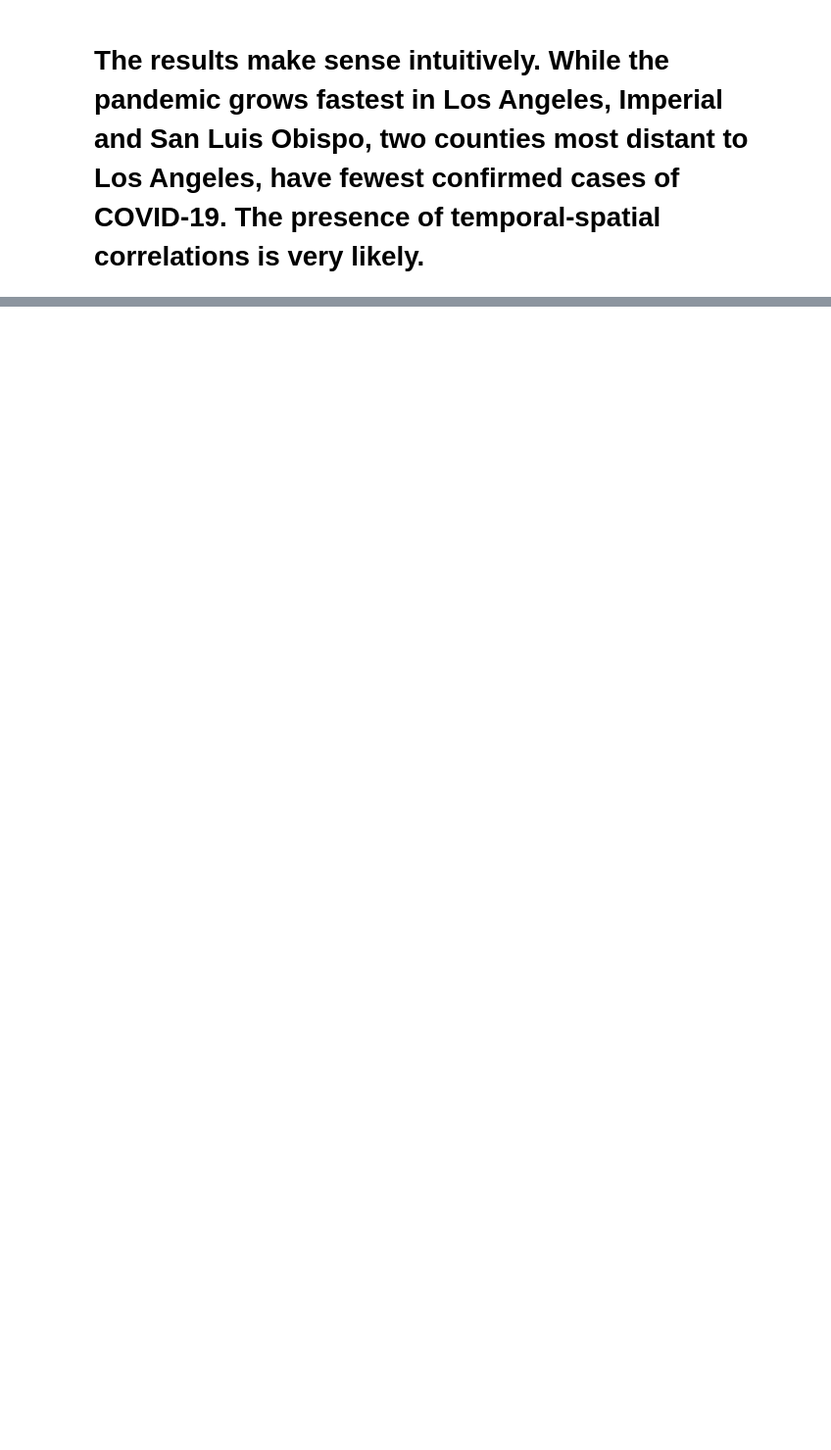
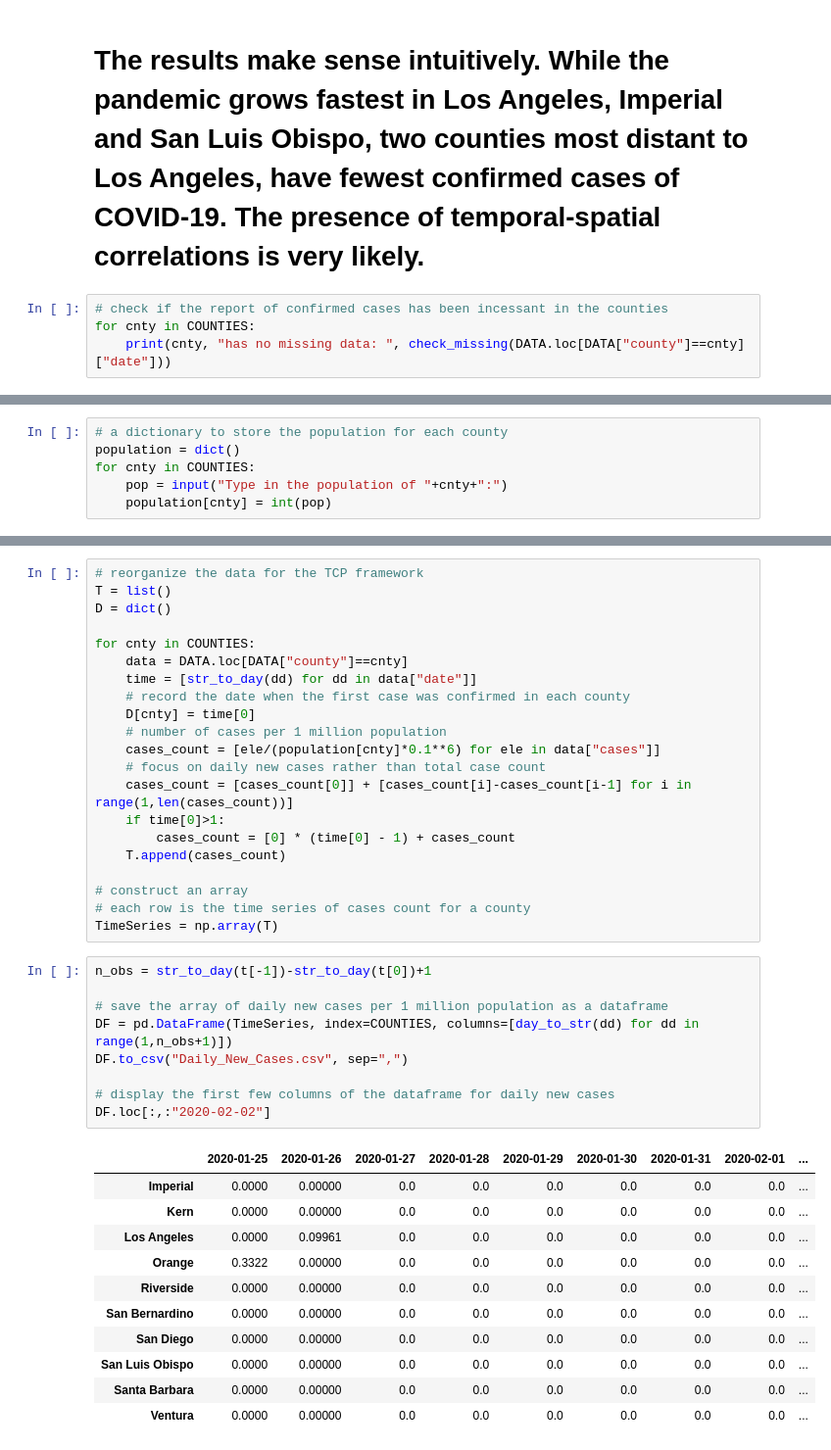
Before and after one commit to PawinData/UC, a Jupyter notebook: DataPrep.ipynb, the cells around one changed output, grey strips where cells are left out. Shown at 98% size. Drawn from its saved outputs; the diff is of its cells as text; blank space fills up the shorter version.

```diff
--- a/DataPrep.ipynb
+++ b/DataPrep.ipynb
@@ -100,2 +100,6 @@ plt.show()
 # %% [markdown]
 # The results make sense intuitively. While the pandemic grows fastest in Los Angeles, Imperial and San Luis Obispo, two counties most distant to Los Angeles, have fewest confirmed cases of COVID-19. The presence of temporal-spatial correlations is very likely.
+# %%
+# check if the report of confirmed cases has been incessant in the counties
+for cnty in COUNTIES:
+    print(cnty, "has no missing data: ", check_missing(DATA.loc[DATA["county"]==cnty]["date"]))
@@ -101,0 +119,6 @@ plt.show()
+# %%
+# a dictionary to store the population for each county
+population = dict()
+for cnty in COUNTIES:
+    pop = input("Type in the population of "+cnty+":")
+    population[cnty] = int(pop)
@@ -101,0 +136,42 @@ plt.show()
+# %%
+# reorganize the data for the TCP framework
+T = list()
+D = dict()
+
+for cnty in COUNTIES:
+    data = DATA.loc[DATA["county"]==cnty]
+    time = [str_to_day(dd) for dd in data["date"]]
+    # record the date when the first case was confirmed in each county
+    D[cnty] = time[0]
+    # number of cases per 1 million population
+    cases_count = [ele/(population[cnty]*0.1**6) for ele in data["cases"]]
+    # focus on daily new cases rather than total case count
+    cases_count = [cases_count[0]] + [cases_count[i]-cases_count[i-1] for i in range(1,len(cases_count))]
+    if time[0]>1:
+        cases_count = [0] * (time[0] - 1) + cases_count
+    T.append(cases_count)
+
+# construct an array
+# each row is the time series of cases count for a county
+TimeSeries = np.array(T)
+# %%
+n_obs = str_to_day(t[-1])-str_to_day(t[0])+1
+
+# save the array of daily new cases per 1 million population as a dataframe
+DF = pd.DataFrame(TimeSeries, index=COUNTIES, columns=[day_to_str(dd) for dd in range(1,n_obs+1)])
+DF.to_csv("Daily_New_Cases.csv", sep=",")
+
+# display the first few columns of the dataframe for daily new cases
+DF.loc[:,:"2020-02-02"]
+# %% [output]
+|  | 2020-01-25 | 2020-01-26 | 2020-01-27 | 2020-01-28 | 2020-01-29 | 2020-01-30 | 2020-01-31 | 2020-02-01 | ... |
+| Imperial | 0.0000 | 0.00000 | 0.0 | 0.0 | 0.0 | 0.0 | 0.0 | 0.0 | ... |
+| Kern | 0.0000 | 0.00000 | 0.0 | 0.0 | 0.0 | 0.0 | 0.0 | 0.0 | ... |
+| Los Angeles | 0.0000 | 0.09961 | 0.0 | 0.0 | 0.0 | 0.0 | 0.0 | 0.0 | ... |
+| Orange | 0.3322 | 0.00000 | 0.0 | 0.0 | 0.0 | 0.0 | 0.0 | 0.0 | ... |
+| Riverside | 0.0000 | 0.00000 | 0.0 | 0.0 | 0.0 | 0.0 | 0.0 | 0.0 | ... |
+| San Bernardino | 0.0000 | 0.00000 | 0.0 | 0.0 | 0.0 | 0.0 | 0.0 | 0.0 | ... |
+| San Diego | 0.0000 | 0.00000 | 0.0 | 0.0 | 0.0 | 0.0 | 0.0 | 0.0 | ... |
+| San Luis Obispo | 0.0000 | 0.00000 | 0.0 | 0.0 | 0.0 | 0.0 | 0.0 | 0.0 | ... |
+| Santa Barbara | 0.0000 | 0.00000 | 0.0 | 0.0 | 0.0 | 0.0 | 0.0 | 0.0 | ... |
+| Ventura | 0.0000 | 0.00000 | 0.0 | 0.0 | 0.0 | 0.0 | 0.0 | 0.0 | ... |
```
Also changed, not shown: parts of 10 cells of this notebook.
